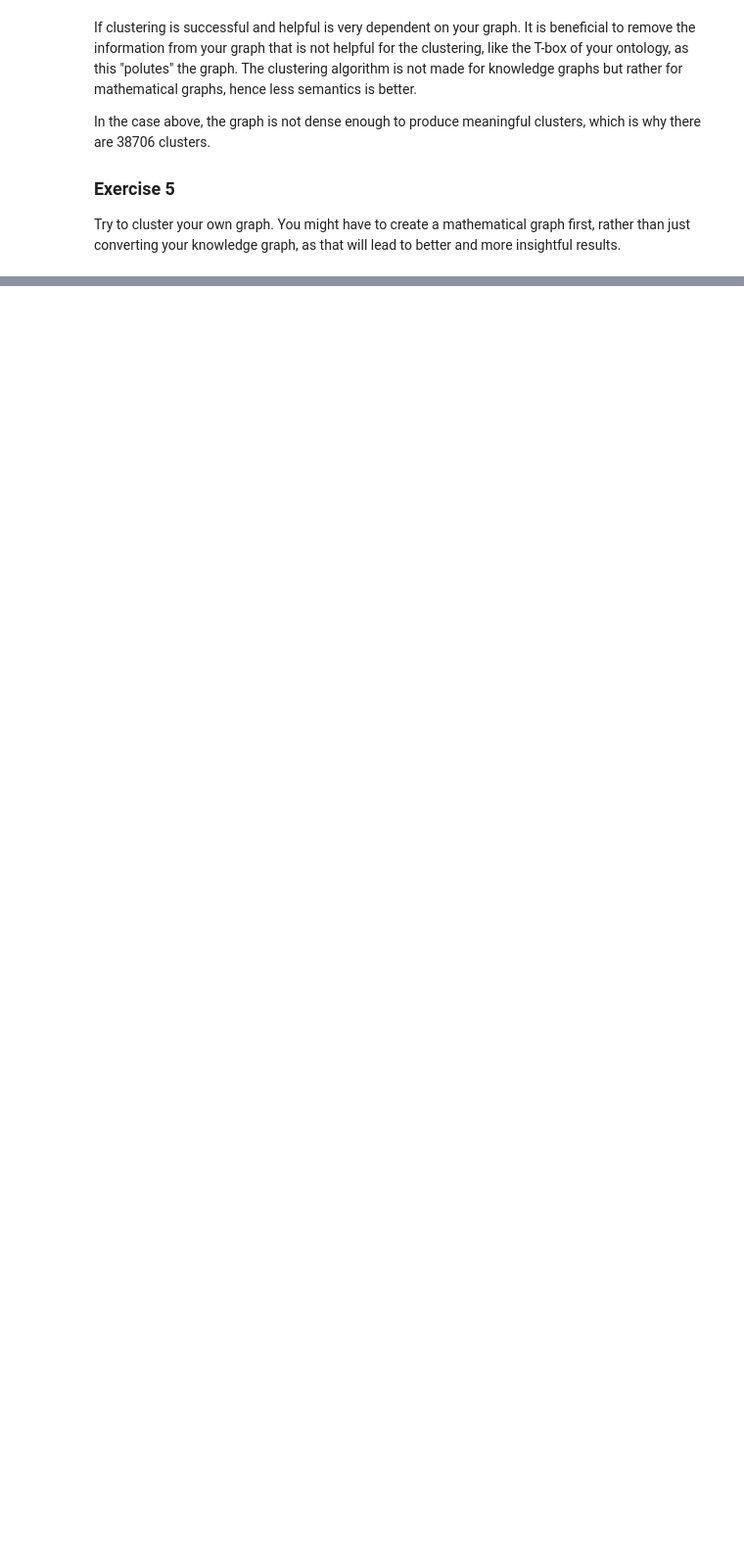
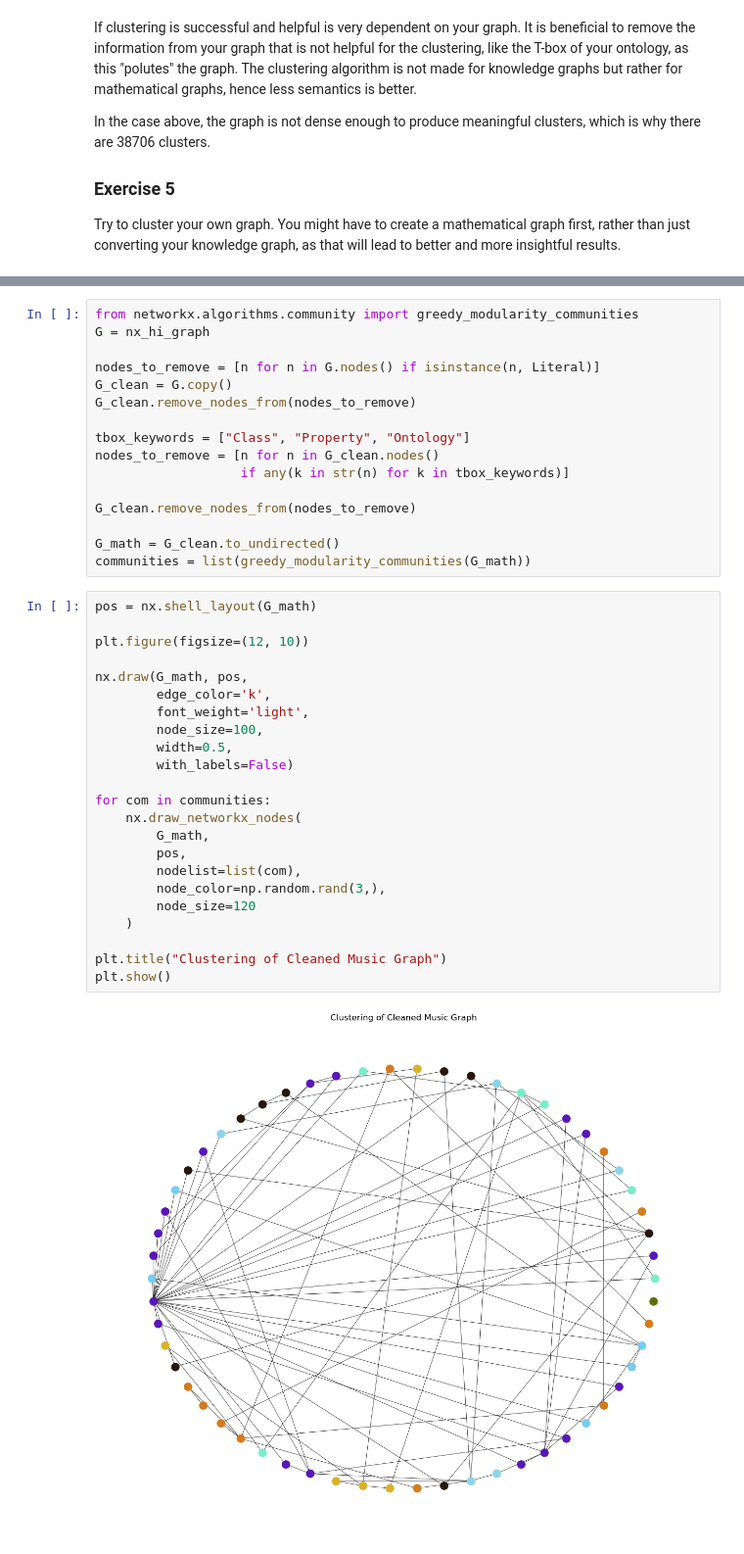
Before and after one commit to FieBergli/KG-tutorials, a Jupyter notebook: KGmeasures-tutorial.ipynb, the cells around one changed output, grey strips where cells are left out. Shown at 98% size. Drawn from its saved outputs; the diff is of its cells as text; blank space fills up the shorter version.

```diff
--- a/KGmeasures-tutorial.ipynb
+++ b/KGmeasures-tutorial.ipynb
@@ -364,0 +601,41 @@ Try to cluster your own graph. You might have to create a mathematical graph fir
+# %%
+from networkx.algorithms.community import greedy_modularity_communities
+G = nx_hi_graph
+
+nodes_to_remove = [n for n in G.nodes() if isinstance(n, Literal)]
+G_clean = G.copy()
+G_clean.remove_nodes_from(nodes_to_remove)
+
+tbox_keywords = ["Class", "Property", "Ontology"]
+nodes_to_remove = [n for n in G_clean.nodes()
+                   if any(k in str(n) for k in tbox_keywords)]
+
+G_clean.remove_nodes_from(nodes_to_remove)
+
+G_math = G_clean.to_undirected()
+communities = list(greedy_modularity_communities(G_math))
+# %%
+pos = nx.shell_layout(G_math)
+
+plt.figure(figsize=(12, 10))
+
+nx.draw(G_math, pos,
+        edge_color='k',
+        font_weight='light',
+        node_size=100,
+        width=0.5,
+        with_labels=False)
+
+for com in communities:
+    nx.draw_networkx_nodes(
+        G_math,
+        pos,
+        nodelist=list(com),
+        node_color=np.random.rand(3,),
+        node_size=120
+    )
+
+plt.title("Clustering of Cleaned Music Graph")
+plt.show()
+# %% [output]
+[figure, added]
```
Also changed, not shown: parts of 34 cells of this notebook, 5 other files.
